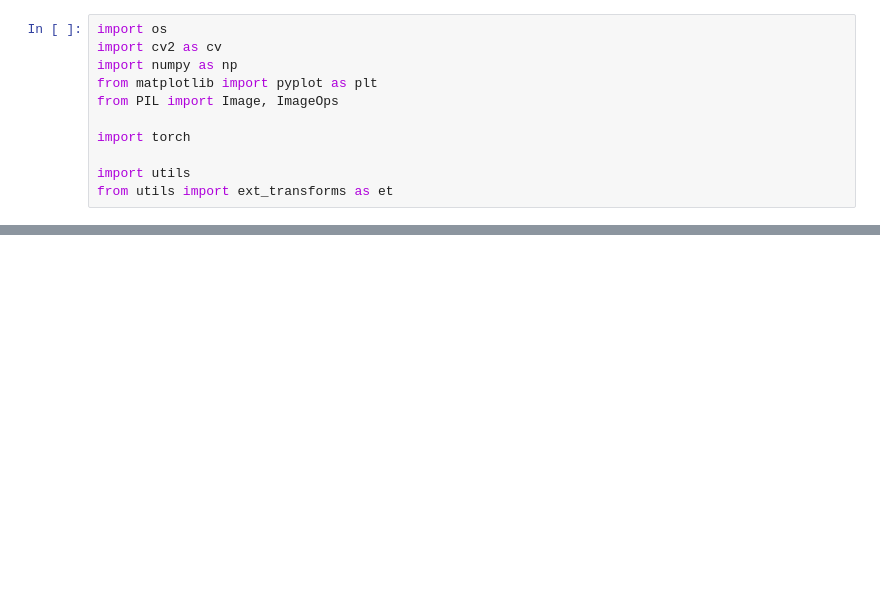
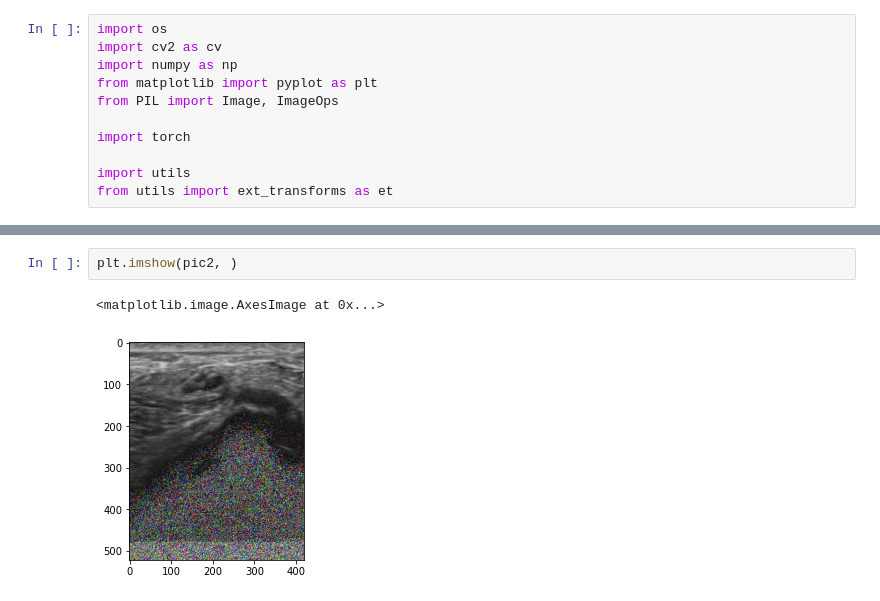
Before and after one commit to DongDong500/CPNKDv2, a Jupyter notebook: pallete_trans-hist.ipynb, the cells around one changed output, grey strips where cells are left out. Drawn from its saved outputs; the diff is of its cells as text; blank space fills up the shorter version.

```diff
--- a/pallete_trans-hist.ipynb
+++ b/pallete_trans-hist.ipynb
@@ -40,0 +42,5 @@ plt.show()
+# %%
+plt.imshow(pic2, )
+# %% [output]
+<matplotlib.image.AxesImage at 0x...>
+[figure, added]
```
Also changed, not shown: parts of 8 cells of this notebook, 5 other files.
